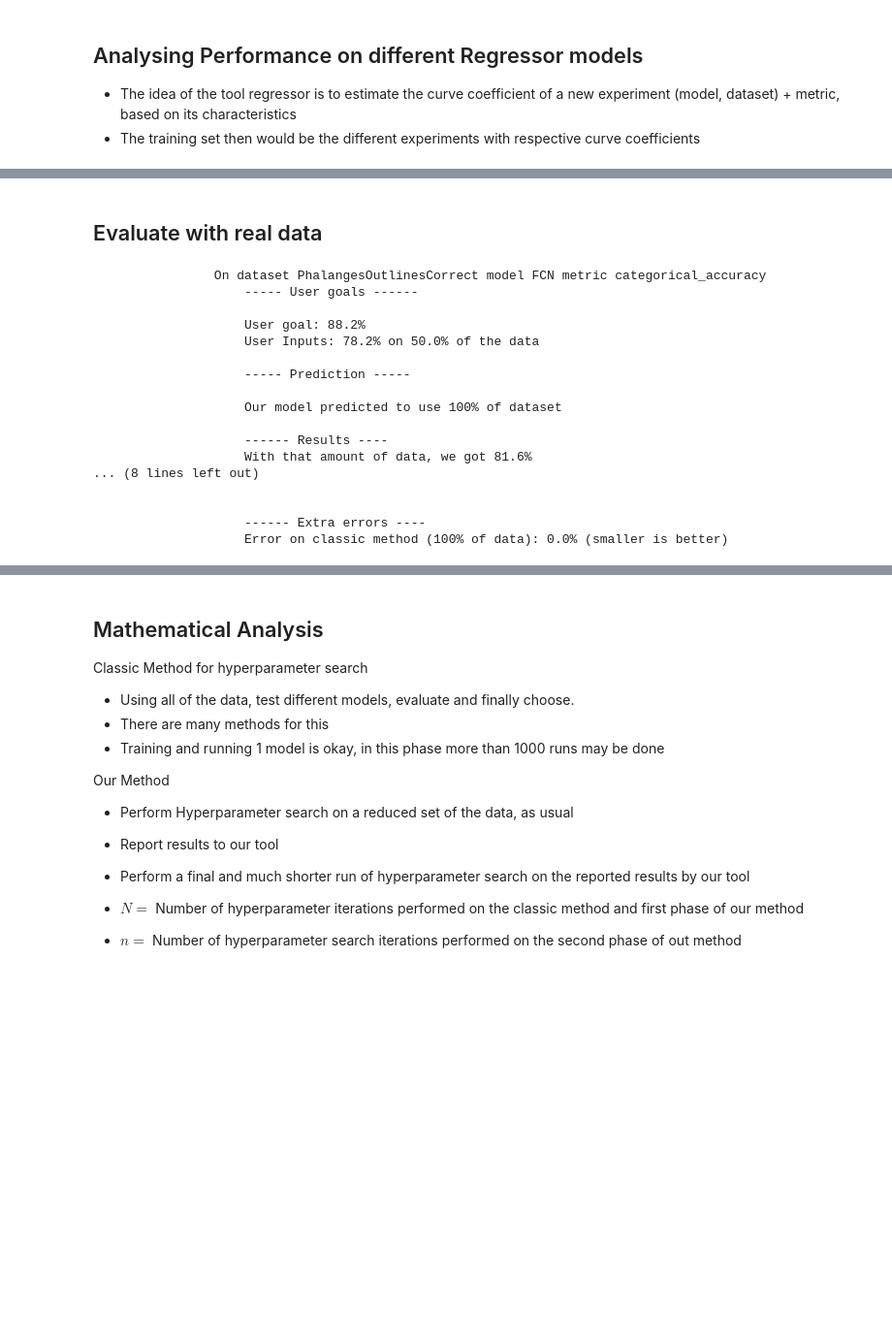
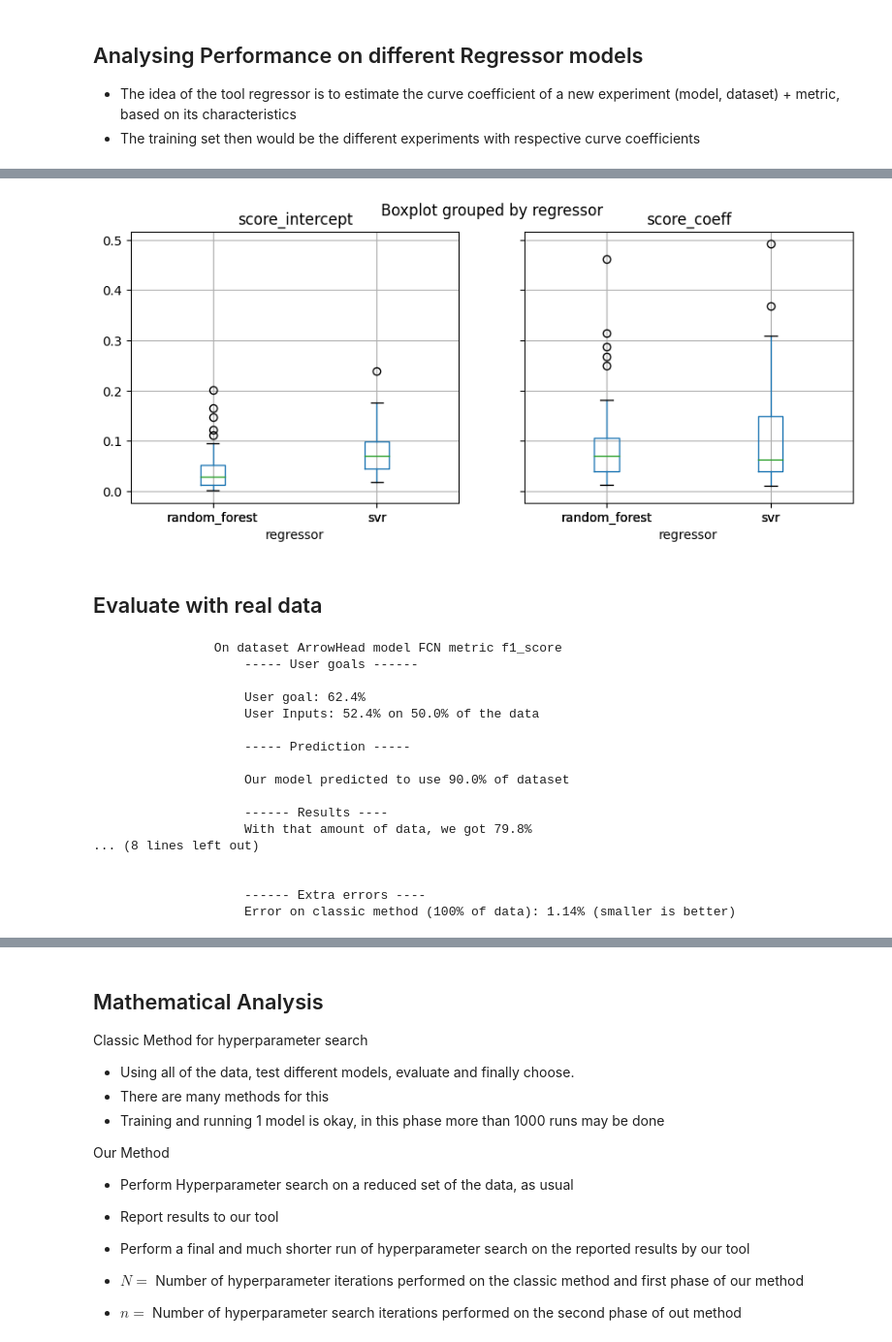
Before and after one commit to mfanselmo/Time-Series-Classification-GreenAI, a Jupyter notebook: tool-analysis/notebook.ipynb, the cells around one changed output, grey strips where cells are left out. Shown: that part at 97% size. Cells and saved outputs as stored; diff of their text form; code cells hidden in the pictures; blank space fills up the shorter version.

Commit message:
add more data and update analysis

```diff
--- a/tool-analysis/notebook.ipynb
+++ b/tool-analysis/notebook.ipynb
@@ -79,7 +84,7 @@ def load_runs(dataset_type):
     for _, _, files in os.walk(f"{data_location}/{dataset_type}"):
         for file in files:
             if file.endswith('results.csv'):
-                total_df = pd.concat([total_df, pd.read_csv(f"{data_location}/{dataset_type}/{file}")])
+                total_df = pd.concat([total_df, pd.read_csv(f"{data_location}/{dataset_type}/{file}")]).query("model != 'MLP'")
 
     return total_df
 
@@ -114,7 +119,7 @@ def process_runs(df):
 
     return pd.DataFrame(results)
 
-def get_experiment_dataset(dataset_df, metric):
+def get_experiment_dataset(dataset_df, metric, encoder=None):
     """
     Same procedure as the one done in the web tool
     Takes as input all the training datasets, gets the correct one based on the metric
@@ -123,7 +128,8 @@ def get_experiment_dataset(dataset_df, metric):
     data = dataset_df.query(f"metric == '{metric}'")
     X_cat = []
     X_num = []
-    y = []
+    y_coeff = []
+    y_intercept = []
     for experiment in data.iterrows():
         x_cat = []
         x_num = []
@@ -135,18 +141,21 @@ def get_experiment_dataset(dataset_df, metric):
 
 
         metric_coefficient = experiment[1]['coefficient']
-        y.append(metric_coefficient)
+        metric_intercept = experiment[1]['intercept']
+        y_coeff.append(metric_coefficient)
+        y_intercept.append(metric_intercept)
         X_cat.append(x_cat)
         X_num.append(x_num)
 
-    encoder = OneHotEncoder(handle_unknown='error', categories=[MODEL_TYPES, DATA_TYPES])
-    encoder.fit(X_cat)
+    if not encoder:
+        encoder = OneHotEncoder(handle_unknown='error', categories=[MODEL_TYPES, DATA_TYPES])
+        encoder.fit(X_cat)
     X_cat = encoder.transform(X_cat).toarray()
 
-    return np.concatenate([X_cat, X_num], axis=1), np.array(y), encoder
+    return np.concatenate([X_cat, X_num], axis=1), np.array(y_intercept), np.array(y_coeff), encoder
 
 def train_reg(reg_name, data, metric):
-    X, y, encoder = get_experiment_dataset(data, metric)
+    X, _, y, encoder = get_experiment_dataset(data, metric)
     reg = regressors[reg_name]()
     reg.fit(X, y)
 
@@ -201,3 +237,9 @@ recall - svr - 0.13174901343253312
+# %%
+results_df = pd.DataFrame(results)
+results_df.boxplot(by='regressor', column=['score_intercept', 'score_coeff'])
+plt.show()
+# %% [output]
+[figure, added]
 # %% [markdown]
 ## Evaluate with real data
 # %%
@@ -334,27 +376,27 @@ def simulate_user_experiment(runs_df, train_experiment_curves_df, user_experimen
         'performance_loss_vs_full_dataset': full_experiment_metric_result - tool_suggested_experiment_metric_result,
     }
 # %%
-train_df, test_df = get_samples(time_series_experiment_curves_df, 1)
+for sample in test_time_series_experiment_curves_df.iterrows():
+    sample = sample[1]
+    simulate_user_experiment(time_series_runs_df, train_time_series_experiment_curves_df, sample, 1000, verbose=True)
 
-for sample in test_df.iterrows():
-    sample = sample[1]
-    simulate_user_experiment(time_series_runs_df, train_df, sample, 1000, verbose=True)
+    break
 # %% [output]
-                On dataset PhalangesOutlinesCorrect model FCN metric categorical_accuracy
+                On dataset ArrowHead model FCN metric f1_score
                     ----- User goals ------
 
-                    User goal: 88.2%
-                    User Inputs: 78.2% on 50.0% of the data
+                    User goal: 62.4%
+                    User Inputs: 52.4% on 50.0% of the data
 
                     ----- Prediction -----
 
-                    Our model predicted to use 100% of dataset
+                    Our model predicted to use 90.0% of dataset
 
                     ------ Results ----
-                    With that amount of data, we got 81.6%
+                    With that amount of data, we got 79.8%
 ... (8 lines left out)
 
 
                     ------ Extra errors ----
-                    Error on classic method (100% of data): 0.0% (smaller is better)
+                    Error on classic method (100% of data): 1.14% (smaller is better)
 # %%
```
Also changed, not shown: parts of 9 cells of this notebook, 31 other files.
